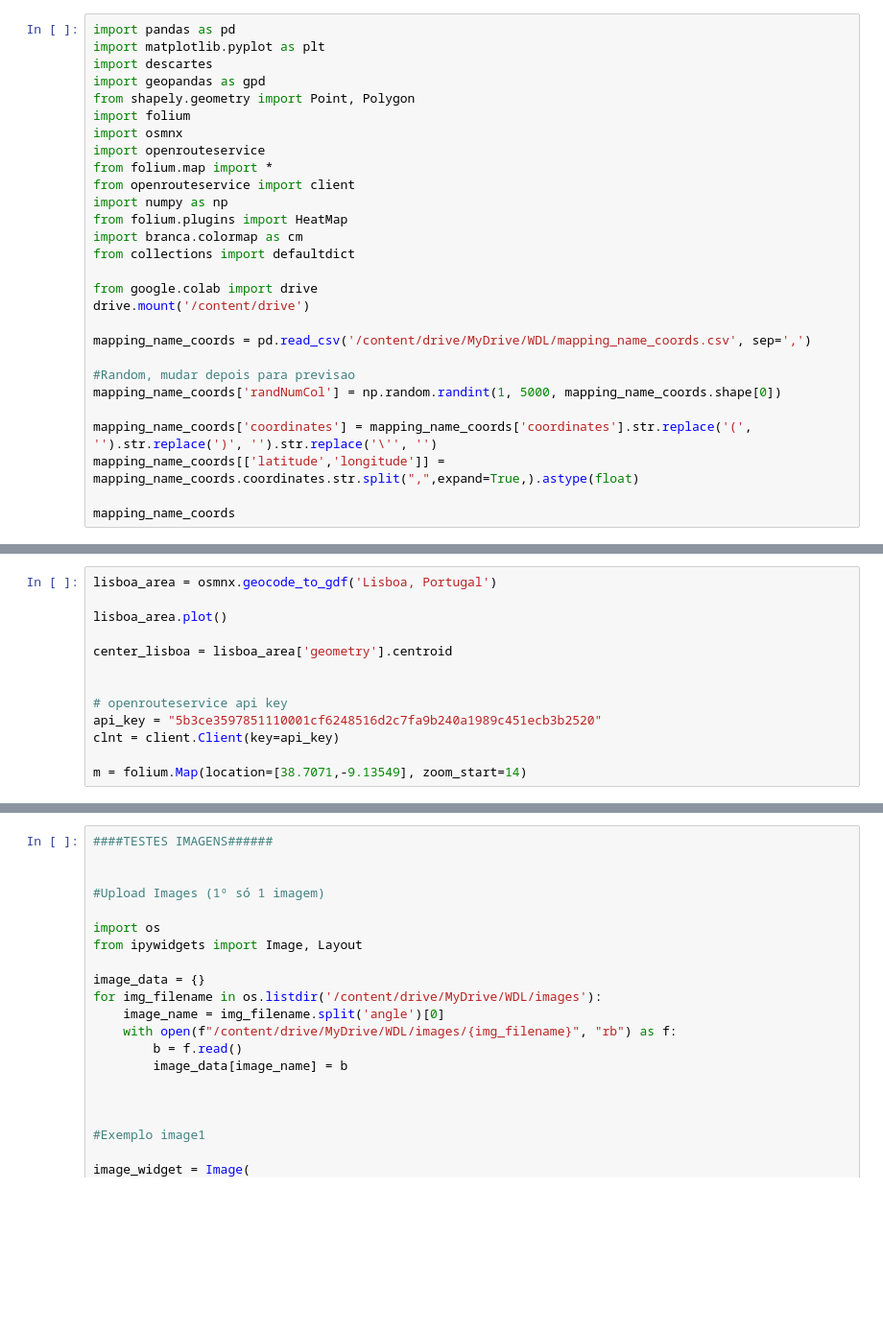
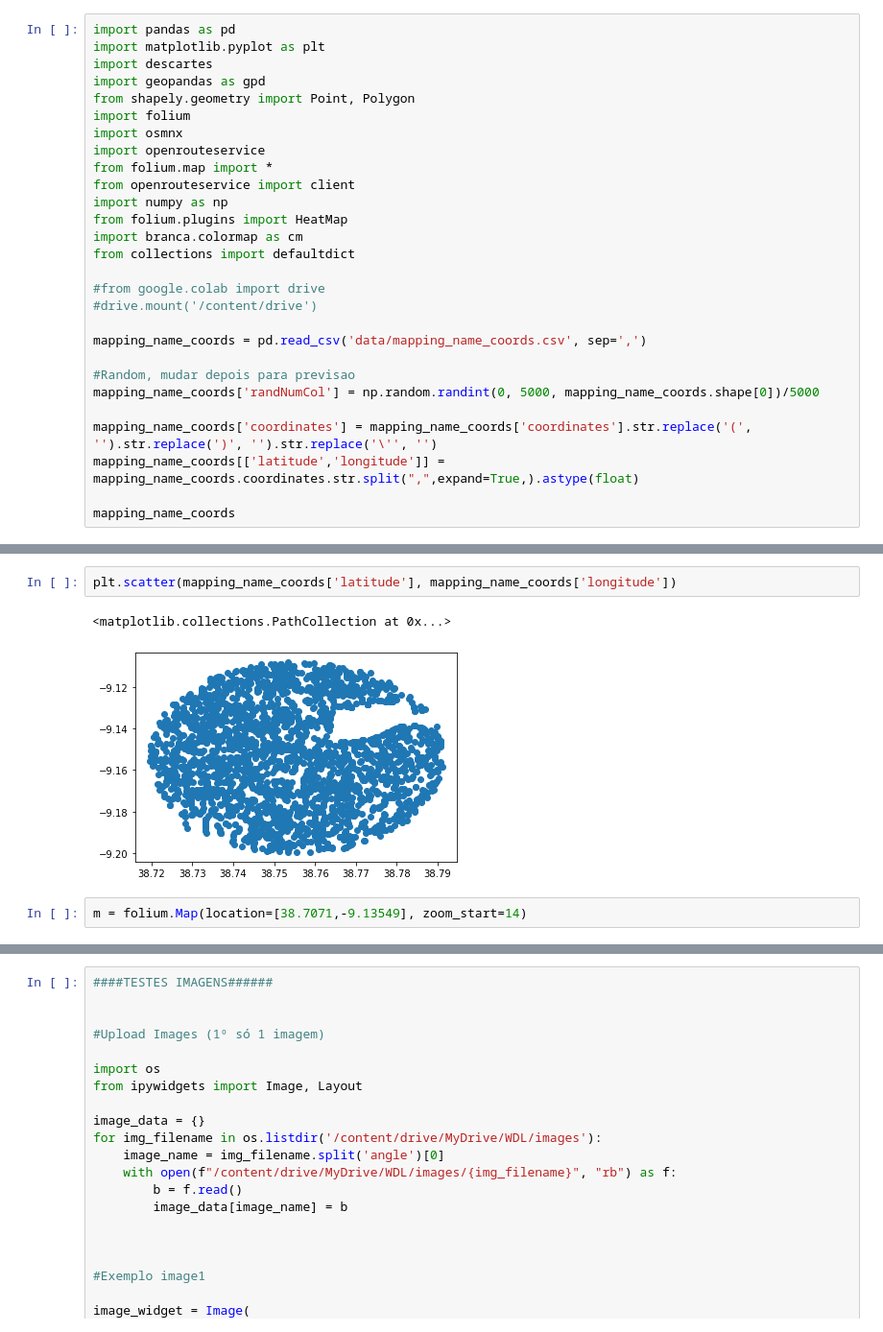
Before and after one commit to TiagoFilipeSousaGoncalves/wdl-tech-moguls, a Jupyter notebook: stage-3/Stage3_Heatmap.ipynb, the cells around one changed output, grey strips where cells are left out. Shown at 96% size. Cells and saved outputs as stored; diff of their text form; blank space fills up the shorter version.

Commit message:
Working heatmap

```diff
--- a/stage-3/Stage3_Heatmap.ipynb
+++ b/stage-3/Stage3_Heatmap.ipynb
@@ -14,13 +14,13 @@ from folium.plugins import HeatMap
 import branca.colormap as cm
 from collections import defaultdict
 
-from google.colab import drive
-drive.mount('/content/drive')
+#from google.colab import drive
+#drive.mount('/content/drive')
 
-mapping_name_coords = pd.read_csv('/content/drive/MyDrive/WDL/mapping_name_coords.csv', sep=',')
+mapping_name_coords = pd.read_csv('data/mapping_name_coords.csv', sep=',')
 
 #Random, mudar depois para previsao
-mapping_name_coords['randNumCol'] = np.random.randint(1, 5000, mapping_name_coords.shape[0])
+mapping_name_coords['randNumCol'] = np.random.randint(0, 5000, mapping_name_coords.shape[0])/5000
 
 mapping_name_coords['coordinates'] = mapping_name_coords['coordinates'].str.replace('(', '').str.replace(')', '').str.replace('\'', '')
 mapping_name_coords[['latitude','longitude']] = mapping_name_coords.coordinates.str.split(",",expand=True,).astype(float)
@@ -29,16 +43,10 @@ mapping_name_coords
-# %%
-lisboa_area = osmnx.geocode_to_gdf('Lisboa, Portugal')
-
-lisboa_area.plot()
-
-center_lisboa = lisboa_area['geometry'].centroid
-
-
-# openrouteservice api key
-api_key = "5b3ce3597851110001cf6248516d2c7fa9b240a1989c451ecb3b2520"
-clnt = client.Client(key=api_key)
-
-m = folium.Map(location=[38.7071,-9.13549], zoom_start=14)
+# %%
+plt.scatter(mapping_name_coords['latitude'], mapping_name_coords['longitude'])
+# %% [output]
+<matplotlib.collections.PathCollection at 0x...>
+[figure, added]
+# %%
+m = folium.Map(location=[38.7071,-9.13549], zoom_start=14)
 # %%
 #ColorMap
 steps=20
```
Also changed, not shown: parts of 7 cells of this notebook, 2 other files.
